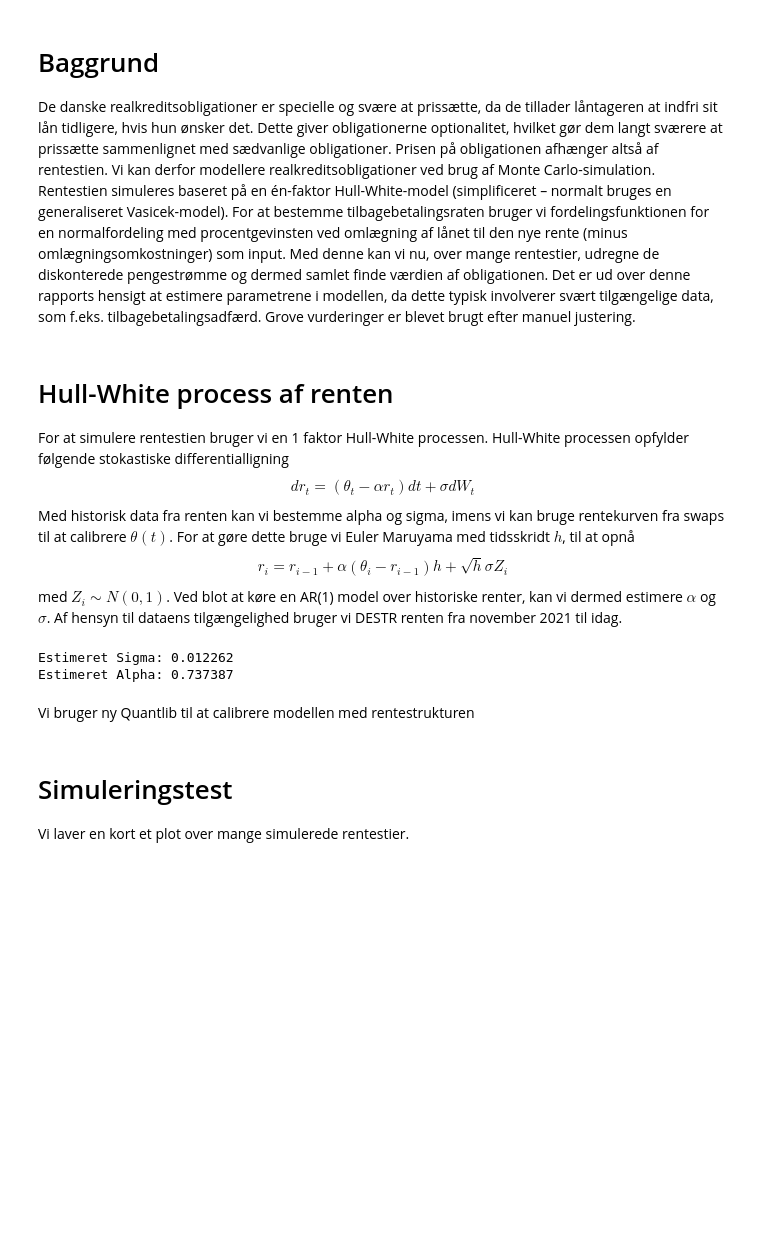
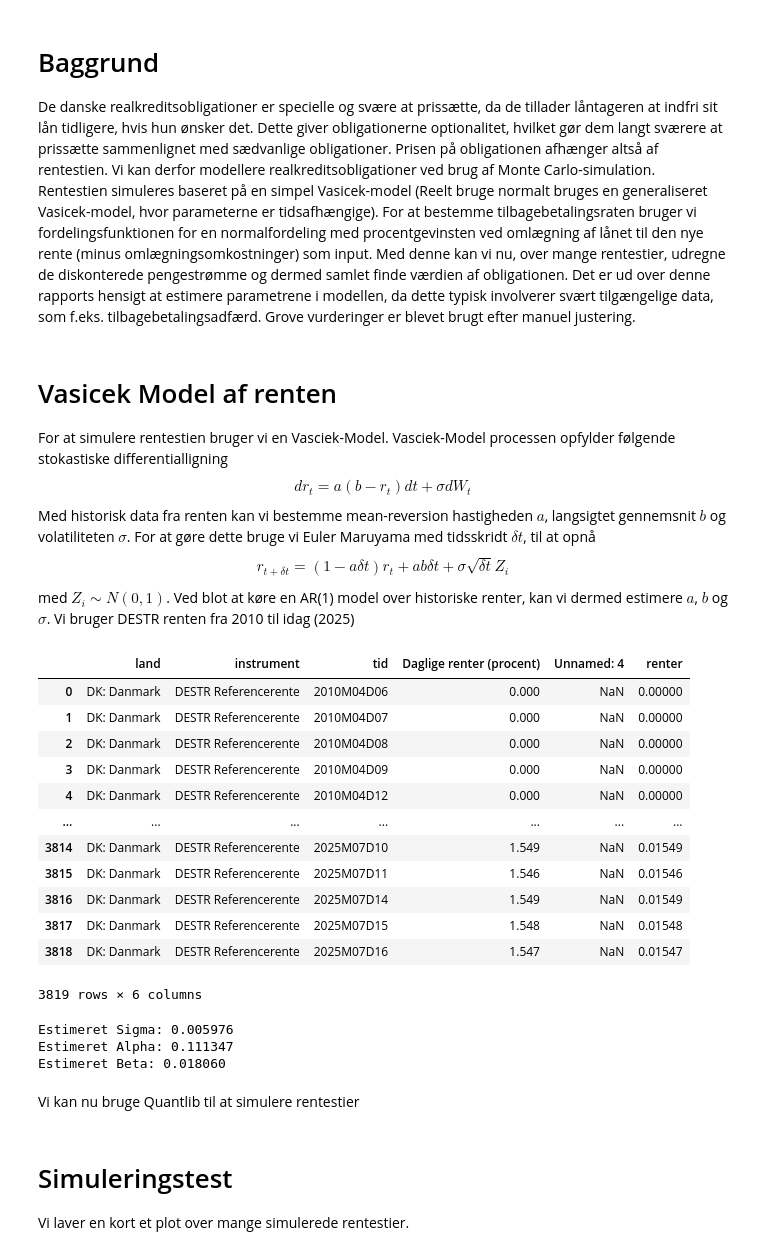
Before and after one commit to HFDKVB/Midnight-Hammer, a Jupyter notebook: Callable Bonds/Realkreditobligationer.ipynb, the cells around one changed output. Drawn from its saved outputs; the diff is of its cells as text; code cells hidden in the pictures; blank space fills up the shorter version.

Commit message:
Corret Vasciek update

```diff
--- a/Callable Bonds/Realkreditobligationer.ipynb
+++ b/Callable Bonds/Realkreditobligationer.ipynb
@@ -1,18 +1,18 @@
 # %% [markdown]
 # Baggrund
-De danske realkreditsobligationer er specielle og svære at prissætte, da de tillader låntageren at indfri sit lån tidligere, hvis hun ønsker det. Dette giver obligationerne optionalitet, hvilket gør dem langt sværere at prissætte sammenlignet med sædvanlige obligationer. Prisen på obligationen afhænger altså af rentestien. Vi kan derfor modellere realkreditsobligationer ved brug af Monte Carlo-simulation. Rentestien simuleres baseret på en én-faktor Hull-White-model (simplificeret – normalt bruges en generaliseret Vasicek-model). For at bestemme tilbagebetalingsraten bruger vi fordelingsfunktionen for en normalfordeling med procentgevinsten ved omlægning af lånet til den nye rente (minus omlægningsomkostninger) som input. Med denne kan vi nu, over mange rentestier, udregne de diskonterede pengestrømme og dermed samlet finde værdien af obligationen. Det er ud over denne rapports hensigt at estimere parametrene i modellen, da dette typisk involverer svært tilgængelige data, som f.eks. tilbagebetalingsadfærd. Grove vurderinger er blevet brugt efter manuel justering.
+De danske realkreditsobligationer er specielle og svære at prissætte, da de tillader låntageren at indfri sit lån tidligere, hvis hun ønsker det. Dette giver obligationerne optionalitet, hvilket gør dem langt sværere at prissætte sammenlignet med sædvanlige obligationer. Prisen på obligationen afhænger altså af rentestien. Vi kan derfor modellere realkreditsobligationer ved brug af Monte Carlo-simulation. Rentestien simuleres baseret på en simpel Vasicek-model (Reelt bruge normalt bruges en generaliseret Vasicek-model, hvor parameterne er tidsafhængige). For at bestemme tilbagebetalingsraten bruger vi fordelingsfunktionen for en normalfordeling med procentgevinsten ved omlægning af lånet til den nye rente (minus omlægningsomkostninger) som input. Med denne kan vi nu, over mange rentestier, udregne de diskonterede pengestrømme og dermed samlet finde værdien af obligationen. Det er ud over denne rapports hensigt at estimere parametrene i modellen, da dette typisk involverer svært tilgængelige data, som f.eks. tilbagebetalingsadfærd. Grove vurderinger er blevet brugt efter manuel justering.
 # %% [markdown]
-# Hull-White process af renten
-For at simulere rentestien bruger vi en 1 faktor Hull-White processen. Hull-White processen opfylder følgende stokastiske differentialligning
+# Vasicek Model af renten
+For at simulere rentestien bruger vi en Vasciek-Model. Vasciek-Model processen opfylder følgende stokastiske differentialligning
 $$
-dr_t = (\theta_t-\alpha r_t)dt + \sigma dW_t
+dr_t = a(b-r_t)dt + \sigma dW_t
 $$
-Med historisk data fra renten kan vi bestemme alpha og sigma, imens vi kan bruge rentekurven fra swaps til at calibrere $\theta(t)$. For at gøre dette bruge vi Euler Maruyama med tidsskridt $h$, til at opnå
+Med historisk data fra renten kan vi bestemme mean-reversion hastigheden $a$, langsigtet gennemsnit $b$ og volatiliteten $\sigma$. For at gøre dette bruge vi Euler Maruyama med tidsskridt $\delta t$, til at opnå
 $$
-r_i = r_{i-1} + \alpha(\theta_{i}-r_{i-1})h + \sqrt{h}\sigma Z_i
+r_{t + \delta t} = (1-a\delta t)r_{t} + ab\delta t + \sigma\sqrt{\delta t}Z_i
 $$
 med $Z_i\sim N(0,1)$.
-Ved blot at køre en AR(1) model over historiske renter, kan vi dermed estimere $\alpha$ og $\sigma$. Af hensyn til dataens tilgængelighed bruger vi DESTR renten fra november 2021 til idag.
+Ved blot at køre en AR(1) model over historiske renter, kan vi dermed estimere $a$, $b$ og $\sigma$. Vi bruger DESTR renten fra 2010 til idag (2025)
 # %%
 import QuantLib as ql
 import matplotlib.pyplot as plt
@@ -22,38 +22,55 @@ import scipy.stats as ss
 import random
 import pandas as pd
 from sklearn.linear_model import LinearRegression
+# %%
+datar = pd.read_table("renter.txt")
+datar["renter"] = datar["Daglige renter (procent)"].astype(float) * 0.01
+datar
+# %% [output]
+|  | land | instrument | tid | Daglige renter (procent) | Unnamed: 4 | renter |
+| 0 | DK: Danmark | DESTR Referencerente | 2010M04D06 | 0.000 | NaN | 0.00000 |
+| 1 | DK: Danmark | DESTR Referencerente | 2010M04D07 | 0.000 | NaN | 0.00000 |
+| 2 | DK: Danmark | DESTR Referencerente | 2010M04D08 | 0.000 | NaN | 0.00000 |
+| 3 | DK: Danmark | DESTR Referencerente | 2010M04D09 | 0.000 | NaN | 0.00000 |
+| 4 | DK: Danmark | DESTR Referencerente | 2010M04D12 | 0.000 | NaN | 0.00000 |
+| ... | ... | ... | ... | ... | ... | ... |
+| 3814 | DK: Danmark | DESTR Referencerente | 2025M07D10 | 1.549 | NaN | 0.01549 |
+| 3815 | DK: Danmark | DESTR Referencerente | 2025M07D11 | 1.546 | NaN | 0.01546 |
+| 3816 | DK: Danmark | DESTR Referencerente | 2025M07D14 | 1.549 | NaN | 0.01549 |
+| 3817 | DK: Danmark | DESTR Referencerente | 2025M07D15 | 1.548 | NaN | 0.01548 |
+| 3818 | DK: Danmark | DESTR Referencerente | 2025M07D16 | 1.547 | NaN | 0.01547 |
+3819 rows × 6 columns
 # %%
-import pandas as pd
-import numpy as np
-from sklearn.linear_model import LinearRegression
-
 
 datar = pd.read_table("renter.txt")
-datar["renter"] = datar["renter"].astype(float) * 0.01
+datar["renter"] = datar["Daglige renter (procent)"].astype(float) * 0.01
 
+# Lagged series
+datar0 = datar["renter"][:-1].values.reshape(-1, 1)  # t
+datar1 = datar["renter"][1:].values.reshape(-1, 1)   # t+1
 
-datar0 = datar[:-1]
-datar1 = datar[1:]
-
-
+# Linear regression
 reg = LinearRegression().fit(datar0, datar1)
 
-
-resid = datar1.values.flatten() - reg.predict(datar0).flatten()
-
+# Residuals
+resid = datar1 - reg.predict(datar0)
 stderr = np.std(resid, ddof=1)
 
-
+# Parameters
 beta = reg.coef_.item()
+intercept = reg.intercept_.item()
 
 a = (1 - beta) * 365
+b = intercept / (1 - beta)
 sigma = stderr * np.sqrt(365)
 
 # Output
 print(f"Estimeret Sigma: {sigma:.6f}")
 print(f"Estimeret Alpha: {a:.6f}")
+print(f"Estimeret Beta: {b:.6f}")
 # %% [output]
-Estimeret Sigma: 0.012262
-Estimeret Alpha: 0.737387
+Estimeret Sigma: 0.005976
+Estimeret Alpha: 0.111347
+Estimeret Beta: 0.018060
 # %% [markdown]
-Vi bruger ny Quantlib til at calibrere modellen med rentestrukturen
+Vi kan nu bruge Quantlib til at simulere rentestier
```
Also changed, not shown: parts of 7 cells of this notebook, 4 other files.
